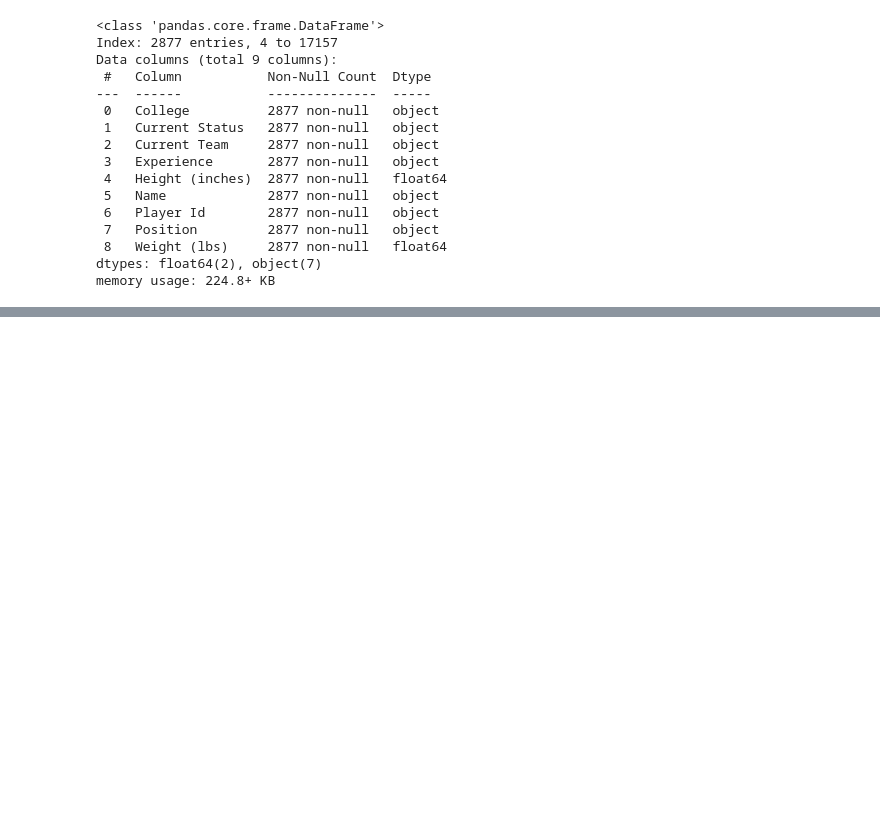
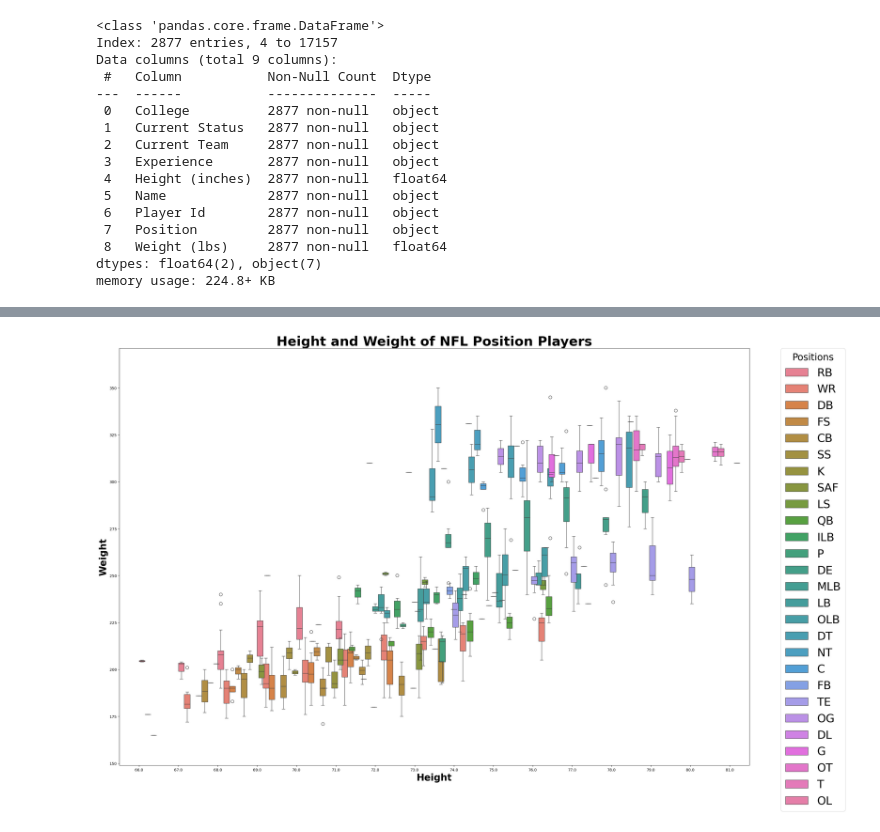
Before and after one commit to MWPerrineJr/Predictive-Analytics, a Jupyter notebook: nfl data.ipynb, the cells around one changed output, grey strips where cells are left out. Drawn from its saved outputs; the diff is of its cells as text; code cells hidden in the pictures; blank space fills up the shorter version.

```diff
--- a/nfl data.ipynb
+++ b/nfl data.ipynb
@@ -130,0 +154,14 @@ memory usage: 224.8+ KB
+# %%
+plt.figure(figsize=(30,20))
+sns.boxplot(data=nfl_colleges, x = 'Height (inches)', y = 'Weight (lbs)' , hue = 'Position',
+            width= 4, fliersize= 8 )
+plt.legend(title = 'Positions', fontsize = '30', title_fontsize = '25' ,bbox_to_anchor=(1.05,1),
+        loc='upper left', borderaxespad=0)
+plt.title('Height and Weight of NFL Position Players', fontsize=35, weight= 'bold')
+plt.xlabel('Height', fontsize=25, weight= 'bold')
+plt.ylabel('Weight', fontsize = 25, weight = 'bold')
+
+
+plt.show()
+# %% [output]
+[figure, added]
```
Also changed, not shown: parts of 21 cells of this notebook.
